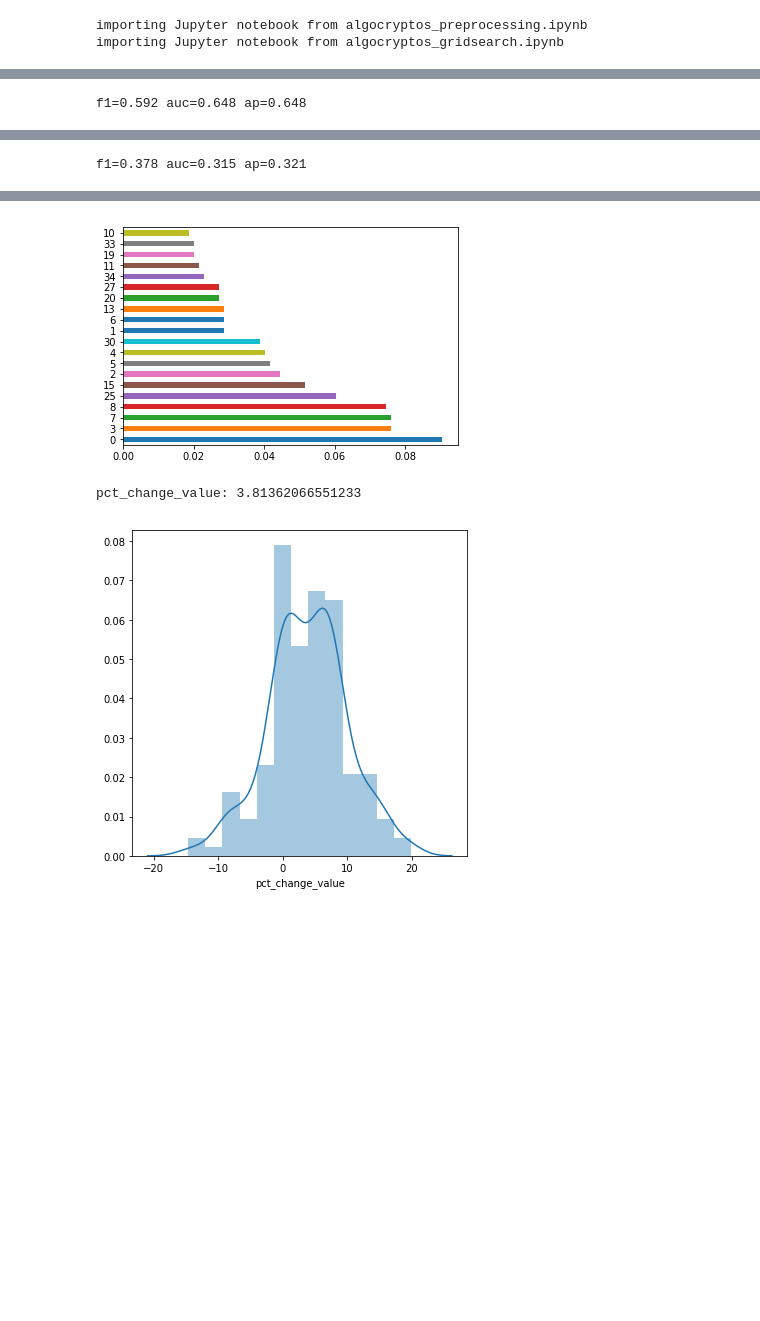
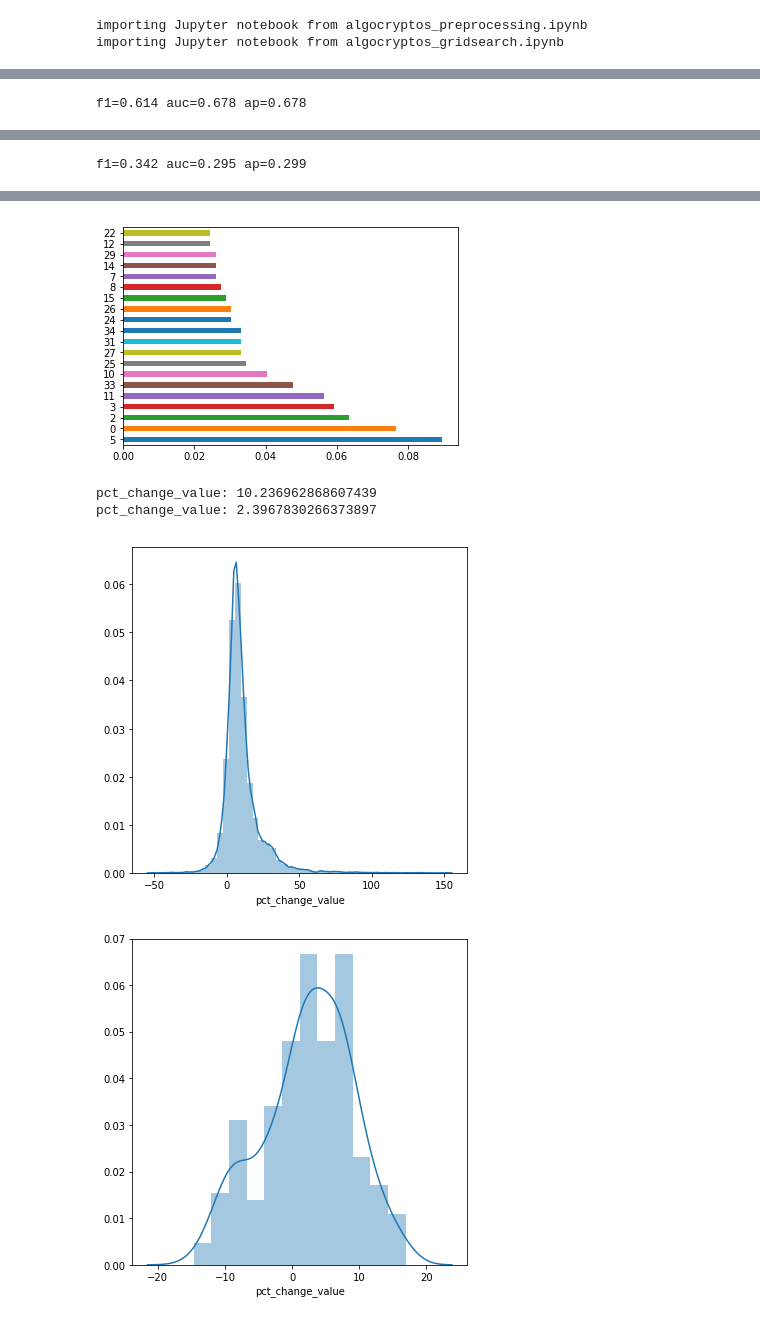
Before and after one commit to cysacenda/algocryptos, a Jupyter notebook: notebooks/ML/algocryptos_global.ipynb, the cells around one changed output, grey strips where cells are left out. Drawn from its saved outputs; the diff is of its cells as text; code cells hidden in the pictures; blank space fills up the shorter version.

```diff
--- a/notebooks/ML/algocryptos_global.ipynb
+++ b/notebooks/ML/algocryptos_global.ipynb
@@ -126,6 +128,10 @@ close_price_increase_targeted = +5 #+5
 threshold = 0.5
 #dict_hours_labels  = {3:'3h', 6:'6h', 12:'12h', 24:'1d', 24*2:'2d', 24*3:'3d', 24*7:'7d', 24*15:'15d', 24*30:'30d'}
 dict_hours_labels  = {24:'1d'}
+
+do_scale = True
+do_pca = True
+useless_features = []
 # %%
 # ------------------ LOAD DATA FROM DATABASE ------------------ #
 
@@ -147,18 +153,17 @@ dict_hours_labels  = {24:'1d'}
 #dict_df = load_obj('dict_df_2018_11_20_top10') # top 10
 #dict_df = load_obj('dict_df_2018_11_30_top7') # top 7
 
-dict_df = load_obj('dict_df_2018_12_03_top10') # top 7
-#save_obj(dict_df, 'dict_df_2018_12_03_top10')
+dict_df = load_obj('dict_df_2018_12_10_top10') # top 7
+useless_features = load_obj('useless_features')
+#save_obj(dict_df, 'dict_df_2018_12_10_top10')
 
-
-#dict_df = load_obj('dict_df_2018_11_13') # top 30
-#dict_df.keys()
 X_train, X_test, y_train, y_test, X_train_close_price, X_test_close_price = alg_preproc.get_preprocessed_data(dict_df, dict_hours_labels,
                                                                      close_price_increase_targeted,
                                                                      predict_only_one_crypto,
-                                                                     do_scale=True,
-                                                                     do_pca=True,
-                                                                     id_cryptocompare=id_cryptocompare)
+                                                                     do_scale=do_scale,
+                                                                     do_pca=do_pca,
+                                                                     id_cryptocompare=id_cryptocompare,
+                                                                     useless_features=useless_features)
 # %%
 from imblearn.under_sampling import RandomUnderSampler
 rus = RandomUnderSampler(random_state=0)
@@ -177,12 +182,15 @@ scale_pos_weight = y_train[y_to_be_considered].value_counts()[False] / y_train[y
 
 xgbc = XGBClassifier(random_state=0, scale_pos_weight=scale_pos_weight) #.fit(X_train, y_train[y_to_be_considered])
 #print('Cross-validation (AUC)', cross_val_score(xgbc, X_train, y_train[y_to_be_considered], cv=5, scoring = 'roc_auc'))
-xgbc.fit(X_train, y_train[y_to_be_considered])
+xgbc.fit(X_train.values, y_train[y_to_be_considered].values)
 
-show_model_accuracy('XGBClassifier - Train', xgbc, X_train, y_train[y_to_be_considered], pX_columns=None, do_roc_curve=True, do_precision_recall_curve=True, do_precision_recall_vs_treshold=True, do_features_importance=False, threshold=threshold)
-show_model_accuracy('XGBClassifier - Test', xgbc, X_test, y_test[y_to_be_considered], pX_columns=None, do_roc_curve=True, do_precision_recall_curve=True, do_precision_recall_vs_treshold=True, do_features_importance=True, threshold=threshold)
+show_model_accuracy('XGBClassifier - Train', xgbc, X_train.values, y_train[y_to_be_considered].values, pX_columns=X_train.columns, do_roc_curve=True, do_precision_recall_curve=True, do_precision_recall_vs_treshold=True, do_features_importance=False, threshold=threshold)
+show_model_accuracy('XGBClassifier - Test', xgbc, X_test.values, y_test[y_to_be_considered].values, pX_columns=X_test.columns, do_roc_curve=True, do_precision_recall_curve=True, do_precision_recall_vs_treshold=True, do_features_importance=True, threshold=threshold)
 
-show_model_accuracy_new_way(xgbc, X_test, y_test[y_to_be_considered_value], X_test_close_price, 0.61)
+show_model_accuracy_new_way(xgbc, X_train, y_train[y_to_be_considered_value], X_train_close_price, 0.70)
+show_model_accuracy_new_way(xgbc, X_test, y_test[y_to_be_considered_value], X_test_close_price, 0.70)
+
+#get_useless_features(xgbc, index=X_train.columns, threshold=0)
 # %% [output]
 ----------------------------------------------------------
 Results for algorithm : XGBClassifier - Train
@@ -205 +213 @@ weighted avg       0.84      0.83      0.84     77462
-f1=0.592 auc=0.648 ap=0.648
+f1=0.614 auc=0.678 ap=0.678
@@ -226 +234 @@ weighted avg       0.89      0.90      0.89      2157
-f1=0.378 auc=0.315 ap=0.321
+f1=0.342 auc=0.295 ap=0.299
@@ -229,6 +237,8 @@ f1=0.378 auc=0.315 ap=0.321
-[figure, old version]
+[figure, new version]
-pct_change_value: 3.81362066551233
+pct_change_value: 10.236962868607439
+pct_change_value: 2.3967830266373897
-[figure, old version]
+[figure, new version]
+[figure, added]
 # %%
 # -----------------------
 # ALGO : RANDOM FOREST WITH RANDOMGRIDSEARCH
```
Also changed, not shown: parts of 4 cells of this notebook, 3 other files.
